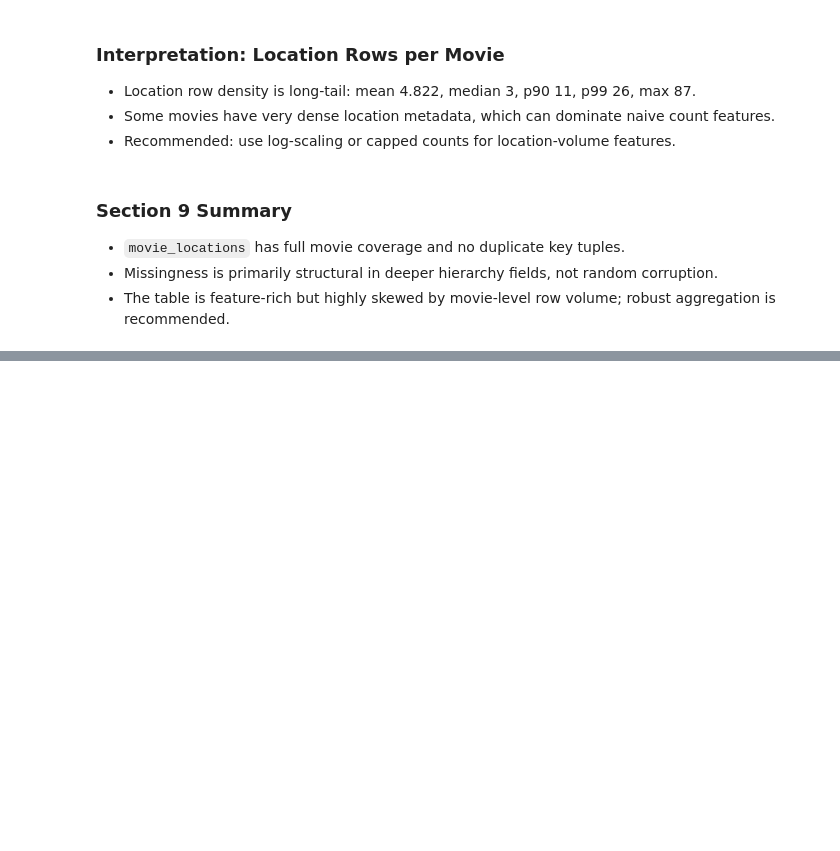
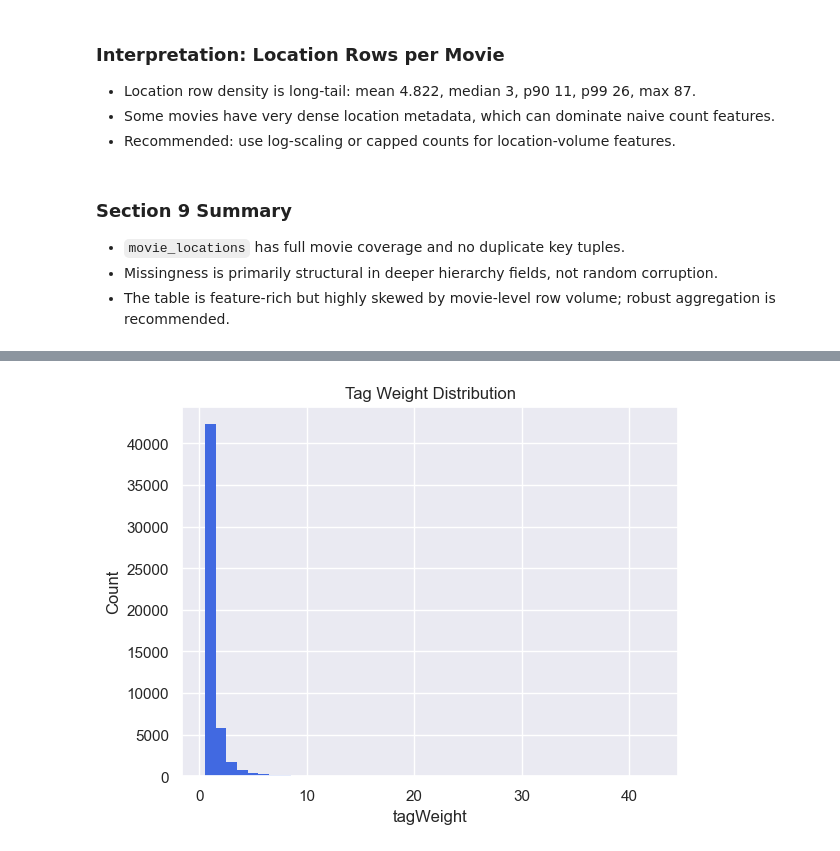
Before and after one commit to Mateusz1645/explainable-recsys, a Jupyter notebook: notebooks/01_eda.ipynb, the cells around one changed output, grey strips where cells are left out. Saved outputs shown, nothing was run; the diff lists cells and outputs as text; code cells hidden in the pictures; blank space fills up the shorter version.

```diff
--- a/notebooks/01_eda.ipynb
+++ b/notebooks/01_eda.ipynb
@@ -1142,0 +1290,7 @@ plt.show()
+# %%
+movie_tags_df = data["movie_tags"]
+movies_df = data["movies"]
+tags_df = data["tags"]
+
+movie_tags_overview = dataframe_overview(movie_tags_df)
+display(movie_tags_overview)
@@ -1142,0 +1352,5 @@ plt.show()
+# %%
+tag_weight = tag_weight_report(movie_tags_df)
+
+print("Tag weight summary:")
+display(tag_weight["summary"])
@@ -1142,0 +1367,14 @@ plt.show()
+# %%
+TAG_WEIGHT_BINS = np.arange(0.5, 42.6, 1.0)
+
+plt.hist(
+    tag_weight["distribution"],
+    bins=TAG_WEIGHT_BINS,
+    color=PRIMARY_COLOR,
+)
+plt.title("Tag Weight Distribution")
+plt.xlabel("tagWeight")
+plt.ylabel("Count")
+plt.show()
+# %% [output]
+[figure, added]
```
Also changed, not shown: parts of 34 cells of this notebook, 4 other files.
